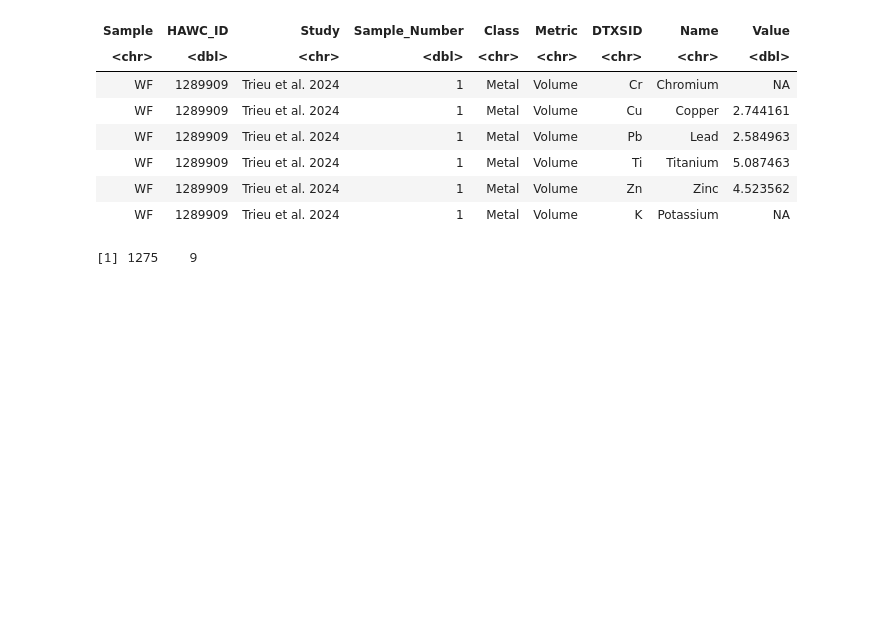
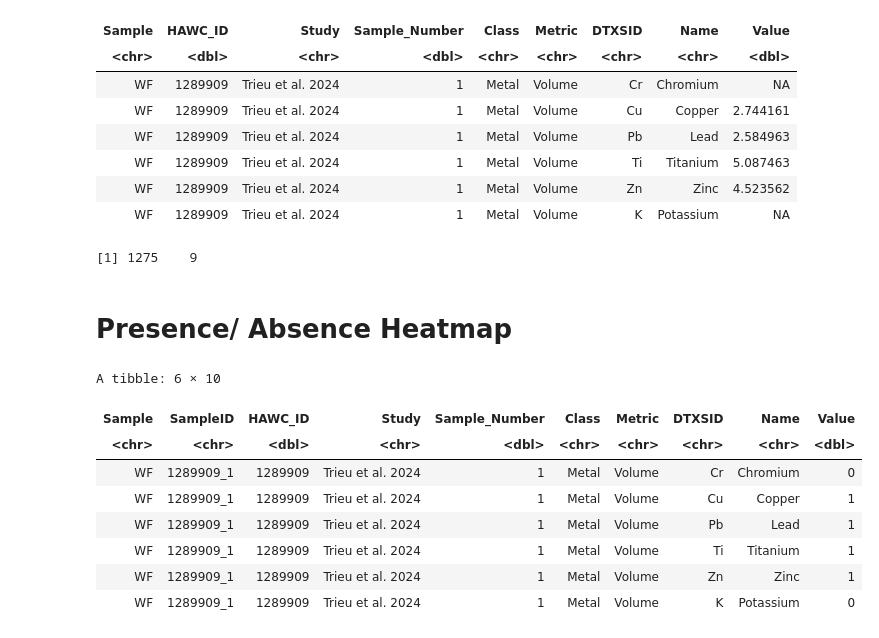
Before and after one commit to UNC-CEMALB/P1015.-Wildfire_Suffcient_Similiarity, a Jupyter notebook: 1. Data Processing/Data Processing.ipynb, the cells around one changed output. Saved outputs shown, nothing was run; the diff lists cells and outputs as text; code cells hidden in the pictures; blank space fills up the shorter version.

```diff
--- a/1. Data Processing/Data Processing.ipynb
+++ b/1. Data Processing/Data Processing.ipynb
@@ -700,0 +701,20 @@ write.xlsx(final_df, paste0(Output,"/", "Processed_Data_", cur_date, ".xlsx"),
+# %% [markdown]
+# Presence/ Absence Heatmap
+# %%
+# first converting values to "1" and missing data to "0"
+heat_map_df = final_df %>%
+    mutate(Value = ifelse(Value %in% NA, 0, 1)) %>%
+    # creating sample ids
+    unite("SampleID", c("HAWC_ID", "Sample_Number"), remove = FALSE)
+
+head(heat_map_df)
+# %% [output]
+A tibble: 6 × 10
+| Sample | SampleID | HAWC_ID | Study | Sample_Number | Class | Metric | DTXSID | Name | Value |
+| <chr> | <chr> | <dbl> | <chr> | <dbl> | <chr> | <chr> | <chr> | <chr> | <dbl> |
+| WF | 1289909_1 | 1289909 | Trieu et al. 2024 | 1 | Metal | Volume | Cr | Chromium | 0 |
+| WF | 1289909_1 | 1289909 | Trieu et al. 2024 | 1 | Metal | Volume | Cu | Copper | 1 |
+| WF | 1289909_1 | 1289909 | Trieu et al. 2024 | 1 | Metal | Volume | Pb | Lead | 1 |
+| WF | 1289909_1 | 1289909 | Trieu et al. 2024 | 1 | Metal | Volume | Ti | Titanium | 1 |
+| WF | 1289909_1 | 1289909 | Trieu et al. 2024 | 1 | Metal | Volume | Zn | Zinc | 1 |
+| WF | 1289909_1 | 1289909 | Trieu et al. 2024 | 1 | Metal | Volume | K | Potassium | 0 |
```
Also changed, not shown: parts of 3 cells of this notebook.
